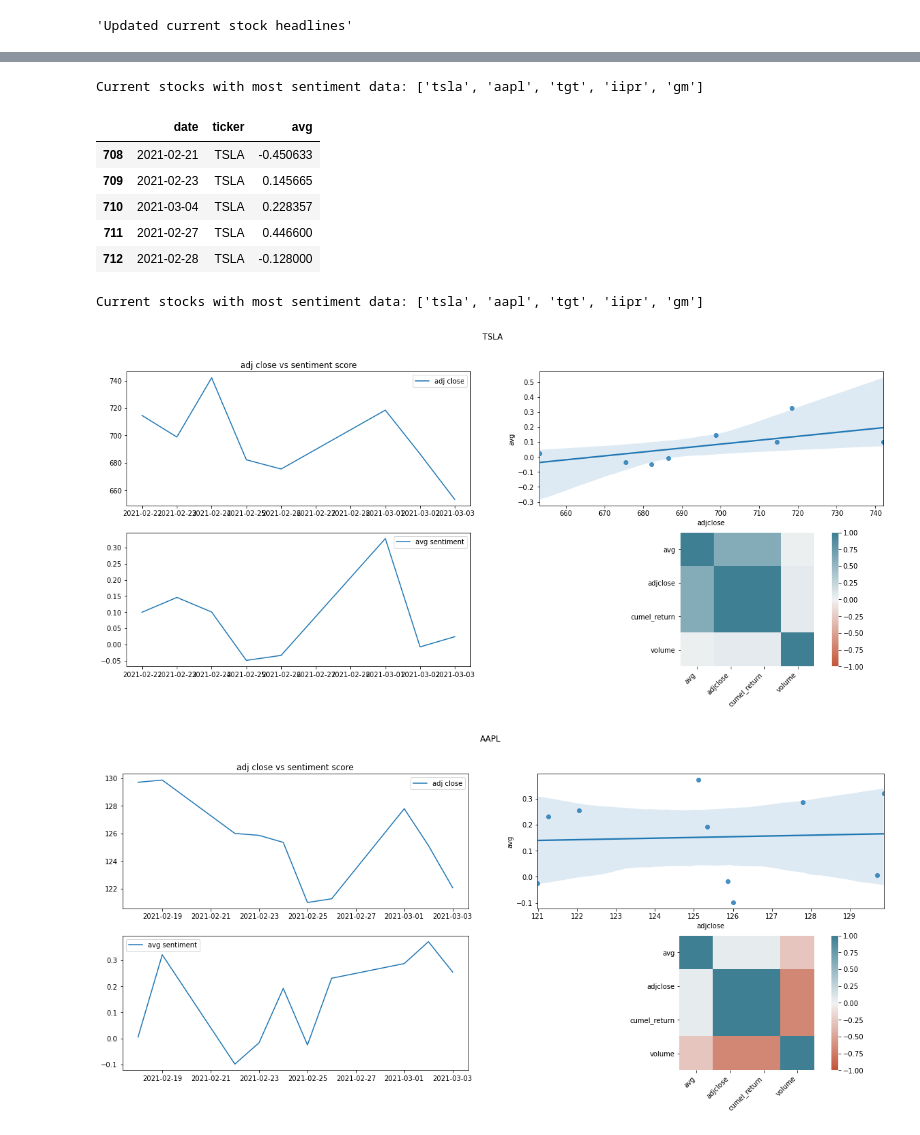
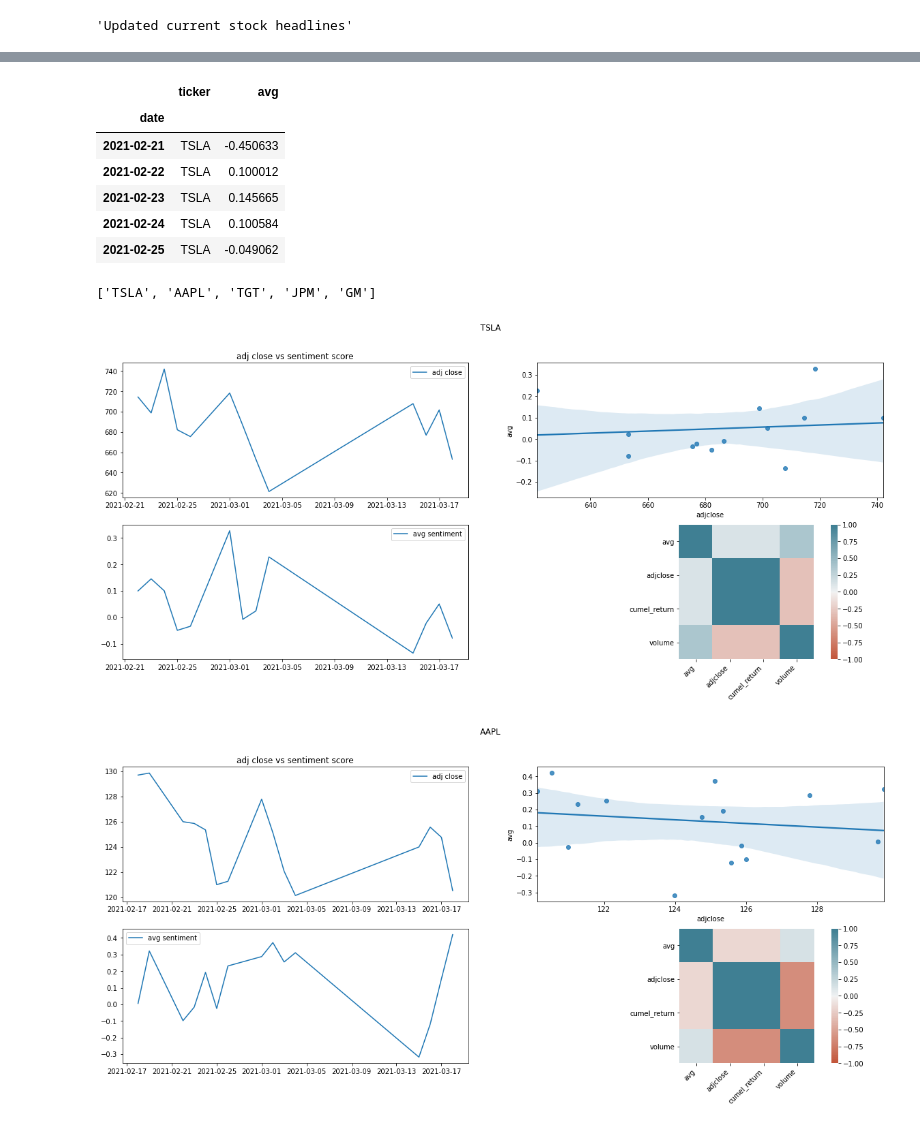
Before and after one commit to Sahand-J/sentiment_analysis_stock_market, a Jupyter notebook: final_outline_sentiment.ipynb, the cells around one changed output, grey strips where cells are left out. Cells and saved outputs as stored; diff of their text form; code cells hidden in the pictures.

Commit message:
update. fix plot method input

```diff
--- a/final_outline_sentiment.ipynb
+++ b/final_outline_sentiment.ipynb
@@ -322,28 +328,28 @@ def return_stocks_most_senti_data_dict(stocks):
 
     return dict_of_dfs
 # %%
-return_stocks_most_senti_data_dict(stocks).get('TSLA').head()
+return_stocks_most_senti_data_dict(stocks).get('TSLA').dropna().sort_values(by=['date']).set_index('date').head()
 # %% [output]
-Current stocks with most sentiment data: ['tsla', 'aapl', 'tgt', 'iipr', 'gm']
-|  | date | ticker | avg |
-| 708 | 2021-02-21 | TSLA | -0.450633 |
-| 709 | 2021-02-23 | TSLA | 0.145665 |
-| 710 | 2021-03-04 | TSLA | 0.228357 |
-| 711 | 2021-02-27 | TSLA | 0.446600 |
-| 712 | 2021-02-28 | TSLA | -0.128000 |
+|  | ticker | avg |
+| date |  |  |
+| 2021-02-21 | TSLA | -0.450633 |
+| 2021-02-22 | TSLA | 0.100012 |
+| 2021-02-23 | TSLA | 0.145665 |
+| 2021-02-24 | TSLA | 0.100584 |
+| 2021-02-25 | TSLA | -0.049062 |
 # %%
 def plot_stock_sentiment_analysis(ticker_list):
 
     """
-    Inputs stock tickers, used to olot correlations and graphs of senti score
+    Inputs stock tickers with the most sentiment scores, used to plot correlations and graphs of senti correaltions
     @return(plots) plots senti score vs adj closed price of associated stock, and correlations
     """
-
     #array version of stocks tickers
     stock_list = format_ticker_list(ticker_list)
 
     #string version of stocks
     all_stocks_price_dict = return_stocks_most_senti_data_dict(ticker_list)
+
 
     for i in stock_list:
 
@@ -384,9 +390,10 @@ def plot_stock_sentiment_analysis(ticker_list):
         ax1.legend();
         ax2.legend();
 # %%
-# currenly 'tsla,aapl,tgt,iipr,gm' are stocks i have most data for
-plot_stock_sentiment_analysis('tsla,aapl,tgt,iipr,gm')
+# currenly 'tsla,aapl,tgt,jpm,gm' are stocks with have most data for.
+print(str(list(return_stocks_most_senti_data_dict(stocks).keys())))
+plot_stock_sentiment_analysis('tsla,aapl,tgt,jpm,gm')
 # %% [output]
-Current stocks with most sentiment data: ['tsla', 'aapl', 'tgt', 'iipr', 'gm']
+['TSLA', 'AAPL', 'TGT', 'JPM', 'GM']
-[figure, old version]
+[figure, new version]
-[figure, old version]
+[figure, new version]
```
Also changed, not shown: parts of 6 cells of this notebook.
